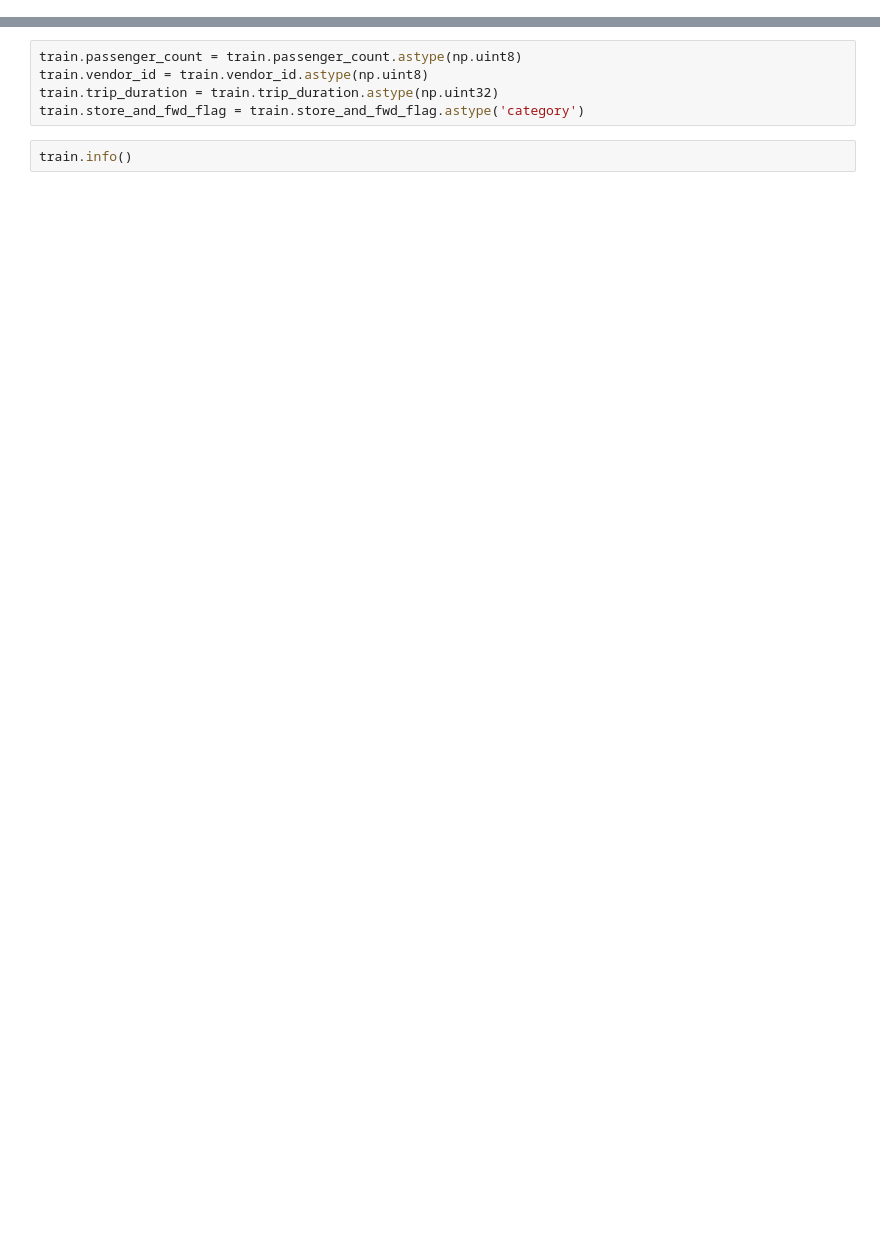
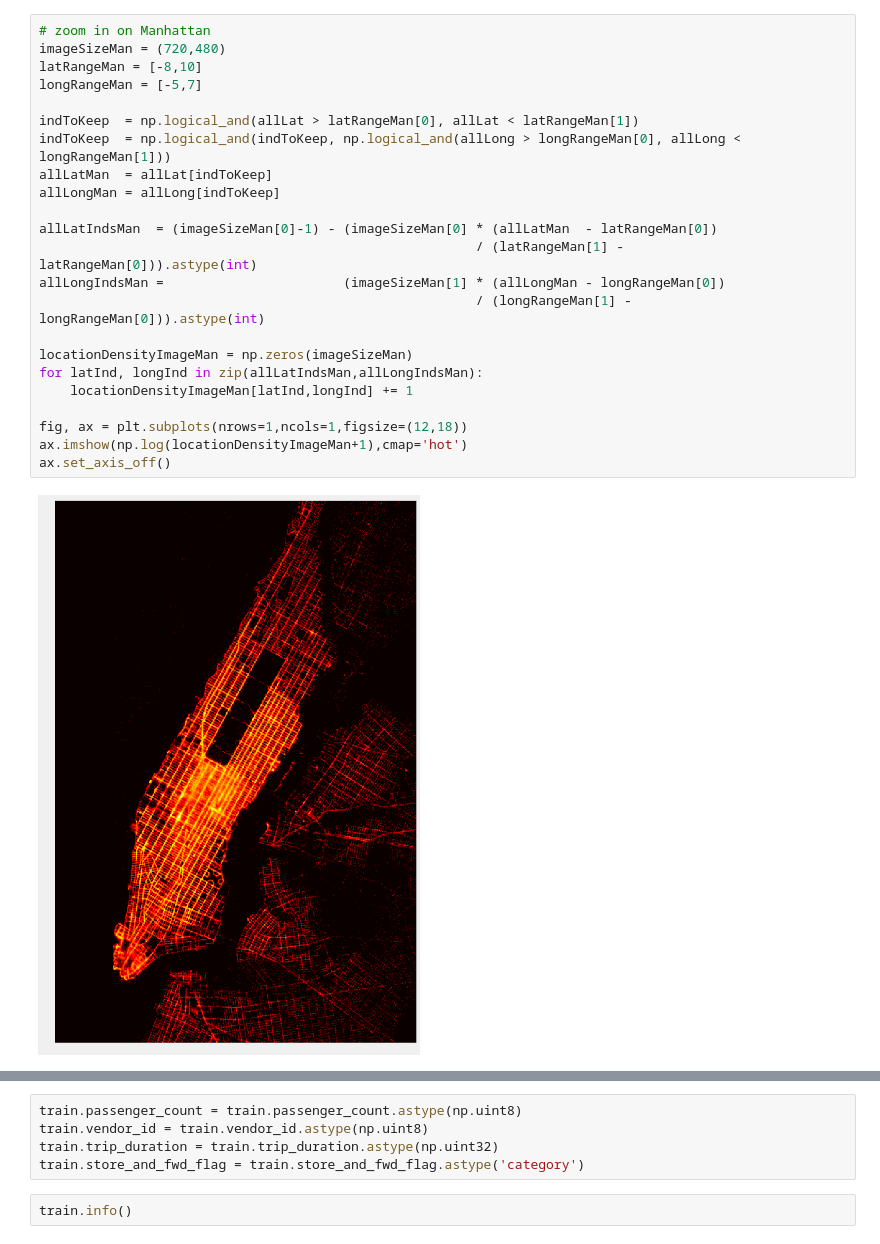
Before and after one commit to amankumar94/DataScienceRepo, a Jupyter notebook: NewYork_Taxi.ipynb, the cells around one changed output, grey strips where cells are left out. Cells and saved outputs as stored; diff of their text form; blank space fills up the shorter version.

```diff
--- a/NewYork_Taxi.ipynb
+++ b/NewYork_Taxi.ipynb
@@ -5,0 +113,25 @@ train = pd.read_csv('C://Users//amank//OneDrive//Documents//NewYork_Taxi//train.
+# %%
+# zoom in on Manhattan
+imageSizeMan = (720,480)
+latRangeMan = [-8,10]
+longRangeMan = [-5,7]
+
+indToKeep  = np.logical_and(allLat > latRangeMan[0], allLat < latRangeMan[1])
+indToKeep  = np.logical_and(indToKeep, np.logical_and(allLong > longRangeMan[0], allLong < longRangeMan[1]))
+allLatMan  = allLat[indToKeep]
+allLongMan = allLong[indToKeep]
+
+allLatIndsMan  = (imageSizeMan[0]-1) - (imageSizeMan[0] * (allLatMan  - latRangeMan[0])
+                                                        / (latRangeMan[1] - latRangeMan[0])).astype(int)
+allLongIndsMan =                       (imageSizeMan[1] * (allLongMan - longRangeMan[0])
+                                                        / (longRangeMan[1] - longRangeMan[0])).astype(int)
+
+locationDensityImageMan = np.zeros(imageSizeMan)
+for latInd, longInd in zip(allLatIndsMan,allLongIndsMan):
+    locationDensityImageMan[latInd,longInd] += 1
+
+fig, ax = plt.subplots(nrows=1,ncols=1,figsize=(12,18))
+ax.imshow(np.log(locationDensityImageMan+1),cmap='hot')
+ax.set_axis_off()
+# %% [output]
+[figure, added]
```
Also changed, not shown: parts of 67 cells of this notebook, 11 other files.
